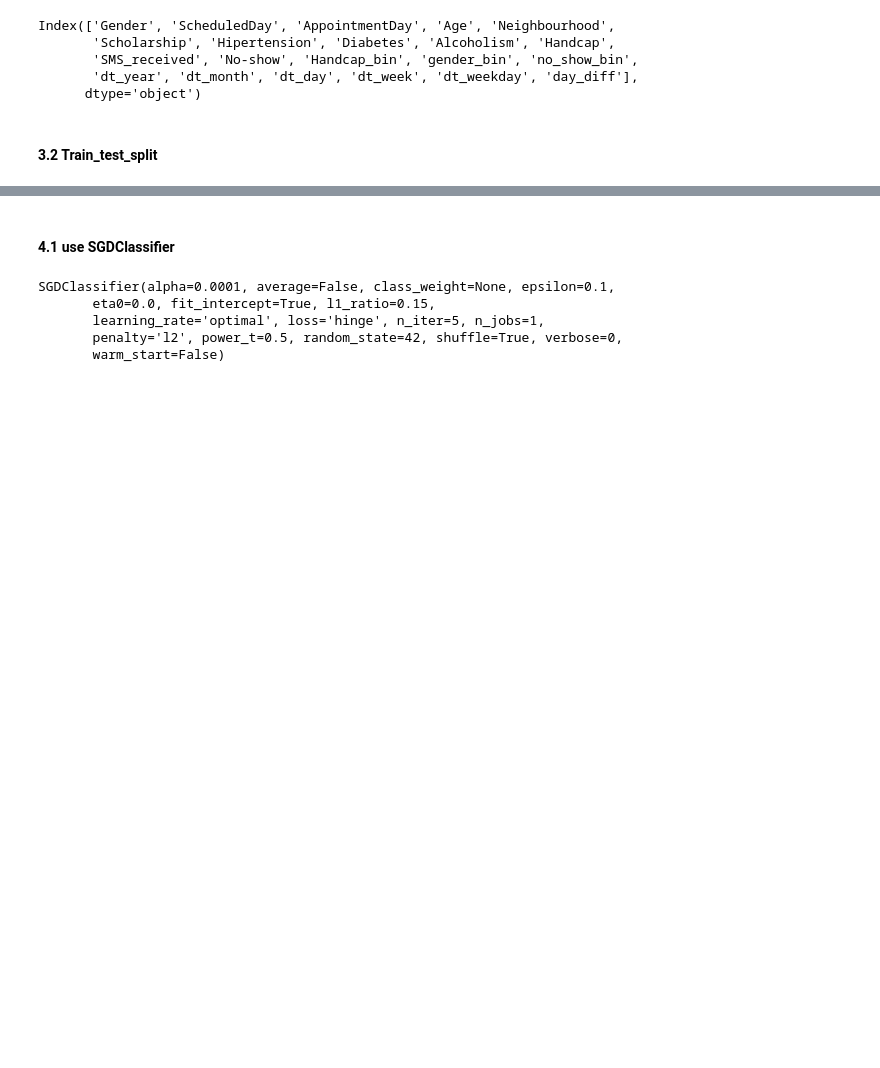
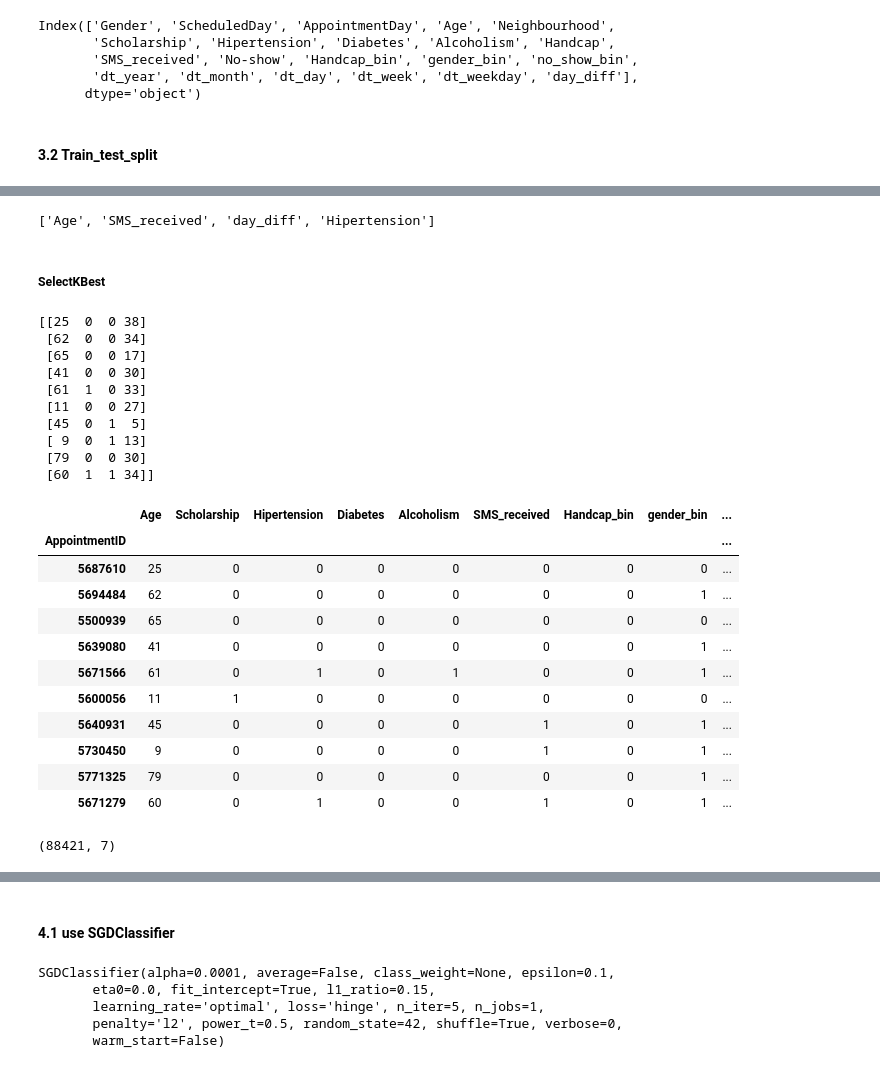
Before and after one commit to wanggene/research, a Jupyter notebook: P06_MedicalAppointment/PML_03_Medical_Appointment.ipynb, the cells around one changed output, grey strips where cells are left out. Drawn from its saved outputs; the diff is of its cells as text; code cells hidden in the pictures; blank space fills up the shorter version.

```diff
--- a/P06_MedicalAppointment/PML_03_Medical_Appointment.ipynb
+++ b/P06_MedicalAppointment/PML_03_Medical_Appointment.ipynb
@@ -408,0 +473,43 @@ X_train.head(10)
+# %%
+X2 = chi_2_df.iloc[:4].index
+X2 = list(X2)
+X2
+# %% [output]
+['Age', 'SMS_received', 'day_diff', 'Hipertension']
+# %% [markdown]
+##### SelectKBest
+# %%
+import sklearn.feature_selection as fs
+
+best4 = fs.SelectKBest(fs.chi2, k=4).fit_transform(X_train, y_train)
+print(best4[:10, ])
+X_train.iloc[:10, ]
+# %% [output]
+[[25  0  0 38]
+ [62  0  0 34]
+ [65  0  0 17]
+ [41  0  0 30]
+ [61  1  0 33]
+ [11  0  0 27]
+ [45  0  1  5]
+ [ 9  0  1 13]
+ [79  0  0 30]
+ [60  1  1 34]]
+|  | Age | Scholarship | Hipertension | Diabetes | Alcoholism | SMS_received | Handcap_bin | gender_bin | ... |
+| AppointmentID |  |  |  |  |  |  |  |  | ... |
+| 5687610 | 25 | 0 | 0 | 0 | 0 | 0 | 0 | 0 | ... |
+| 5694484 | 62 | 0 | 0 | 0 | 0 | 0 | 0 | 1 | ... |
+| 5500939 | 65 | 0 | 0 | 0 | 0 | 0 | 0 | 0 | ... |
+| 5639080 | 41 | 0 | 0 | 0 | 0 | 0 | 0 | 1 | ... |
+| 5671566 | 61 | 0 | 1 | 0 | 1 | 0 | 0 | 1 | ... |
+| 5600056 | 11 | 1 | 0 | 0 | 0 | 0 | 0 | 0 | ... |
+| 5640931 | 45 | 0 | 0 | 0 | 0 | 1 | 0 | 1 | ... |
+| 5730450 | 9 | 0 | 0 | 0 | 0 | 1 | 0 | 1 | ... |
+| 5771325 | 79 | 0 | 0 | 0 | 0 | 0 | 0 | 1 | ... |
+| 5671279 | 60 | 0 | 1 | 0 | 0 | 1 | 0 | 1 | ... |
+# %%
+#
+percent80 = fs.SelectPercentile(fs.chi2, 80).fit_transform(X_train, y_train)
+percent80.shape
+# %% [output]
+(88421, 7)
```
Also changed, not shown: parts of 32 cells of this notebook.
